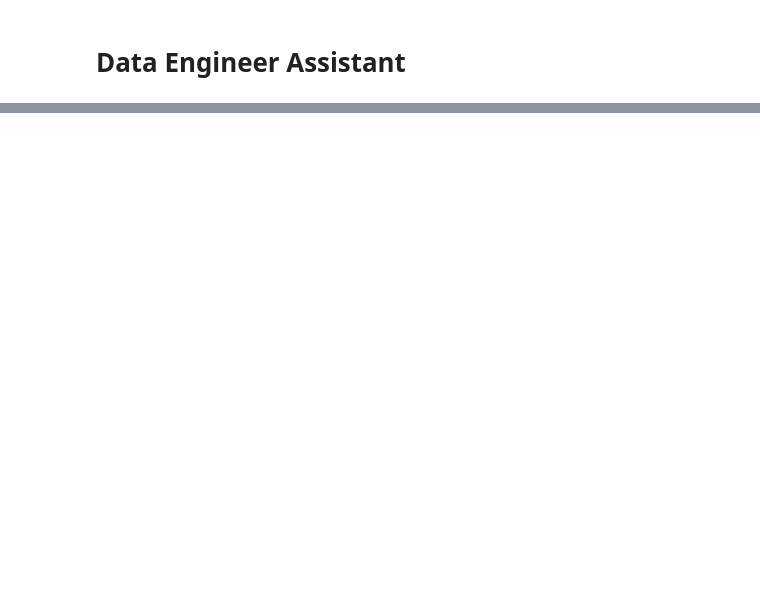
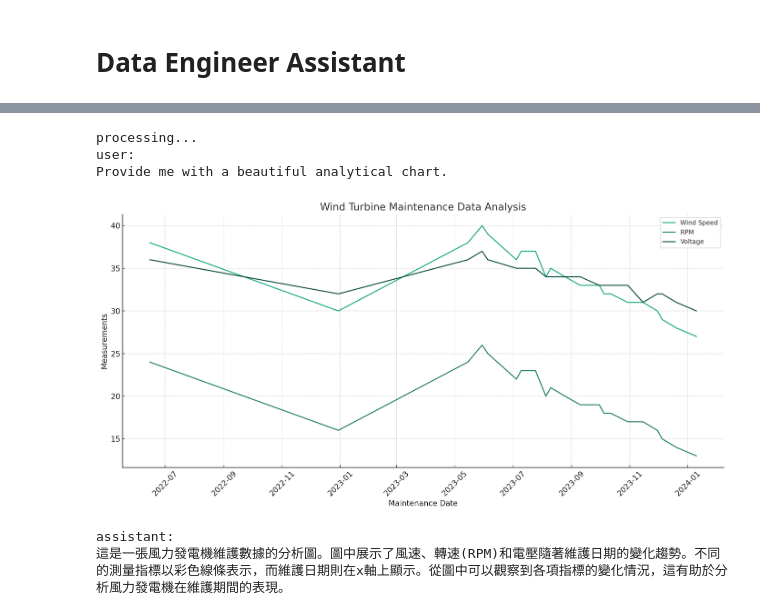
Before and after one commit to charliewei0716/azure-openai-assistant-data-engineer, a Jupyter notebook: notebook/assistant-data-engineer.ipynb, the cells around one changed output, grey strips where cells are left out. Saved outputs shown, nothing was run; the diff lists cells and outputs as text; code cells hidden in the pictures; blank space fills up the shorter version.

```diff
--- a/notebook/assistant-data-engineer.ipynb
+++ b/notebook/assistant-data-engineer.ipynb
@@ -25,0 +39,4 @@ email_URI = os.getenv("EMAIL_URI")
+# %%
+def create_databricks_table(table_schema: str, table_name: str) -> None:
+    # Call the API to create a table
+    print("table_schema:", table_schema, "table_name:", table_name)
@@ -25,0 +75,5 @@ email_URI = os.getenv("EMAIL_URI")
+# %%
+with Path("../data/turbines.csv").open("rb") as f:
+    assistants_file = client.files.create(file=f, purpose="assistants")
+
+file_ids = [assistants_file.id]
@@ -25,0 +151,31 @@ email_URI = os.getenv("EMAIL_URI")
+# %%
+def process_message(content: str) -> None:
+    client.beta.threads.messages.create(thread_id=thread.id, role="user", content=content)
+
+    run = client.beta.threads.runs.create(
+        thread_id=thread.id,
+        assistant_id=assistant.id
+    )
+
+    print("processing...")
+    while True:
+        run = client.beta.threads.runs.retrieve(thread_id=thread.id, run_id=run.id)
+        if run.status == "completed":
+            messages = client.beta.threads.messages.list(thread_id=thread.id)
+            format_messages(messages)
+            break
+        elif run.status == "failed":
+            messages = client.beta.threads.messages.list(thread_id=thread.id)
+            format_messages(messages)
+            # Handle failed
+            break
+        elif run.status == "expired":
+            # Handle expired
+            break
+        elif run.status == "cancelled":
+            # Handle cancelled
+            break
+        elif run.status == "requires_action":
+            call_functions(client, thread, run)
+        else:
+            time.sleep(5)
@@ -25,0 +201,9 @@ email_URI = os.getenv("EMAIL_URI")
+# %%
+process_message("Provide me with a beautiful analytical chart.")
+# %% [output]
+processing...
+user:
+Provide me with a beautiful analytical chart.
+[figure, added]
+assistant:
+這是一張風力發電機維護數據的分析圖。圖中展示了風速、轉速(RPM)和電壓隨著維護日期的變化趨勢。不同的測量指標以彩色線條表示，而維護日期則在x軸上顯示。從圖中可以觀察到各項指標的變化情況，這有助於分析風力發電機在維護期間的表現。
```
Also changed, not shown: parts of 23 cells of this notebook.
